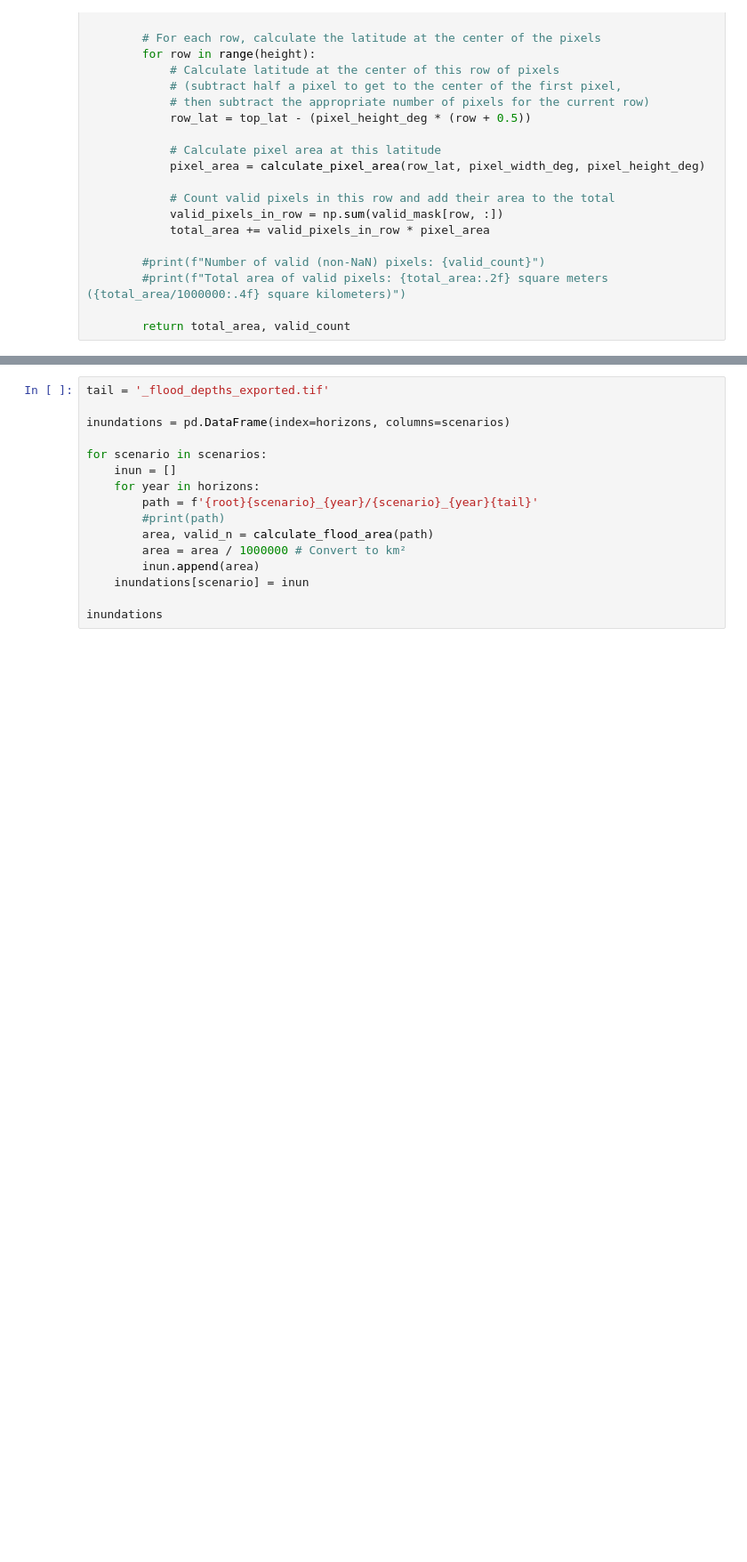
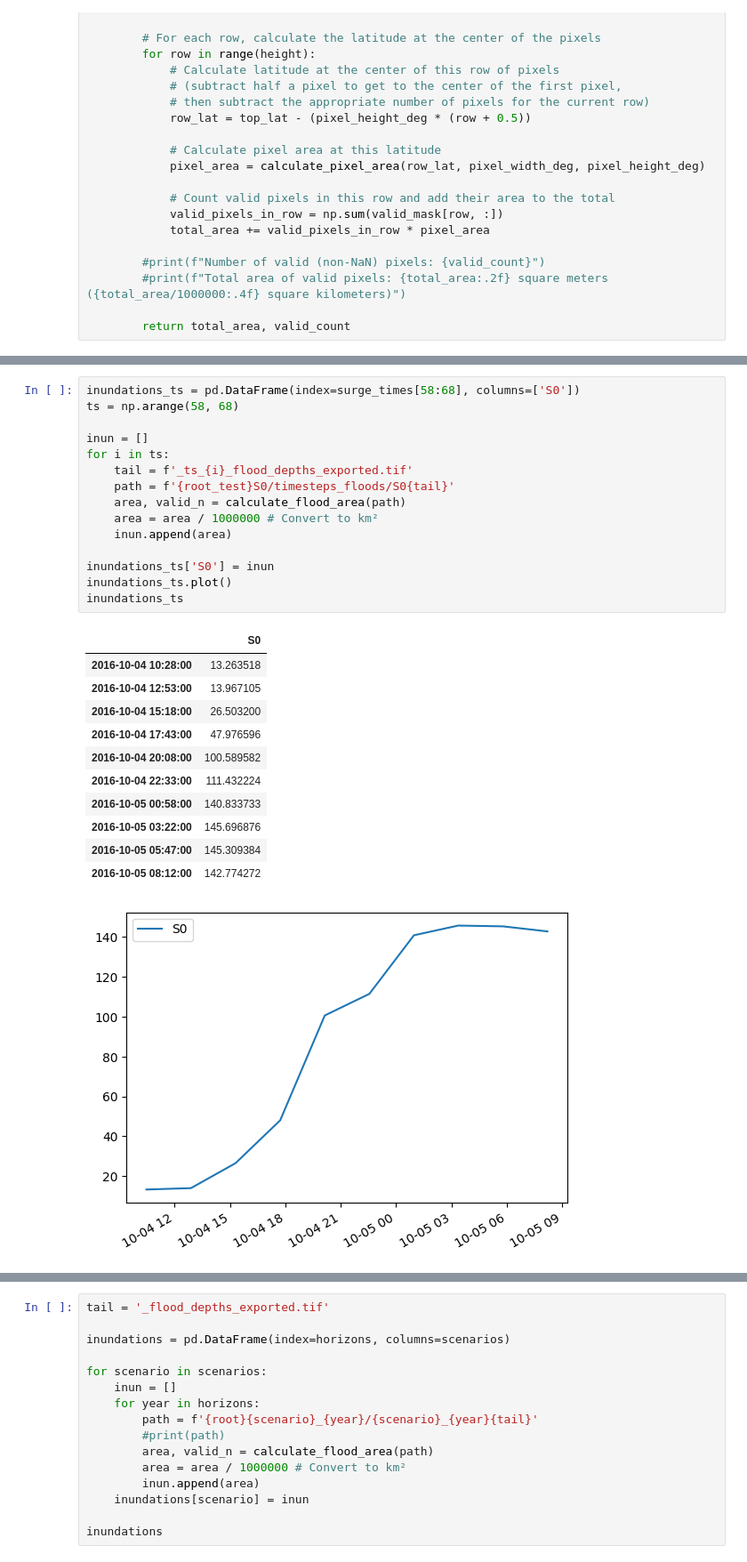
Before and after one commit to aesgeorges/LaGonaveFM, a Jupyter notebook: analysis/attenuation.ipynb, the cells around one changed output, grey strips where cells are left out. Shown at 89% size. Drawn from its saved outputs; the diff is of its cells as text; blank space fills up the shorter version.

Commit message:
new plots!

```diff
--- a/analysis/attenuation.ipynb
+++ b/analysis/attenuation.ipynb
@@ -387,0 +420,28 @@ def calculate_flood_area(raster_path):
+# %%
+inundations_ts = pd.DataFrame(index=surge_times[58:68], columns=['S0'])
+ts = np.arange(58, 68)
+
+inun = []
+for i in ts:
+    tail = f'_ts_{i}_flood_depths_exported.tif'
+    path = f'{root_test}S0/timesteps_floods/S0{tail}'
+    area, valid_n = calculate_flood_area(path)
+    area = area / 1000000 # Convert to km²
+    inun.append(area)
+
+inundations_ts['S0'] = inun
+inundations_ts.plot()
+inundations_ts
+# %% [output]
+|  | S0 |
+| 2016-10-04 10:28:00 | 13.263518 |
+| 2016-10-04 12:53:00 | 13.967105 |
+| 2016-10-04 15:18:00 | 26.503200 |
+| 2016-10-04 17:43:00 | 47.976596 |
+| 2016-10-04 20:08:00 | 100.589582 |
+| 2016-10-04 22:33:00 | 111.432224 |
+| 2016-10-05 00:58:00 | 140.833733 |
+| 2016-10-05 03:22:00 | 145.696876 |
+| 2016-10-05 05:47:00 | 145.309384 |
+| 2016-10-05 08:12:00 | 142.774272 |
+[figure, added]
```
Also changed, not shown: parts of 11 cells of this notebook, 48 other files.
